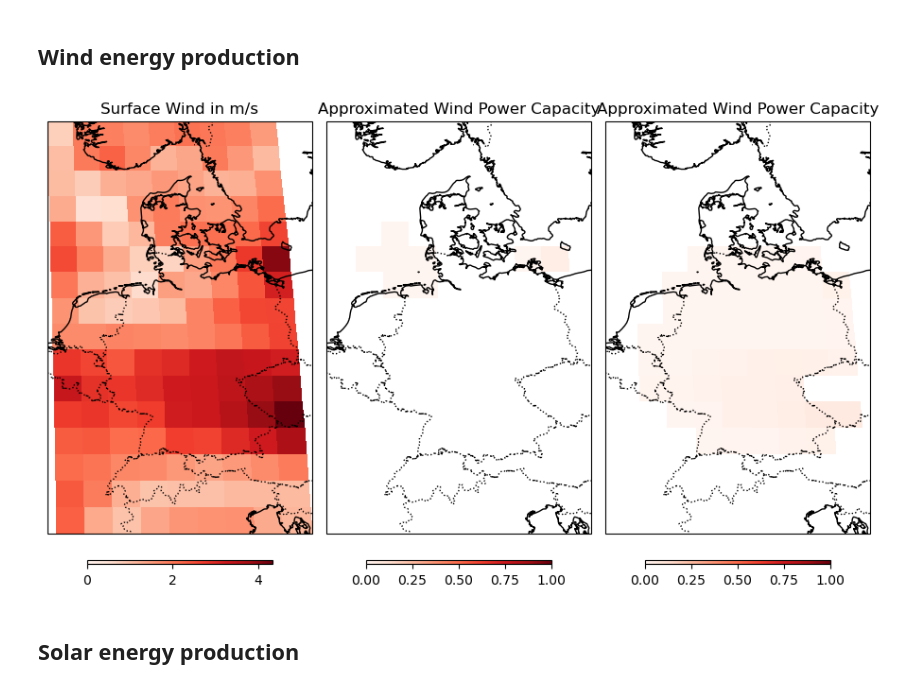
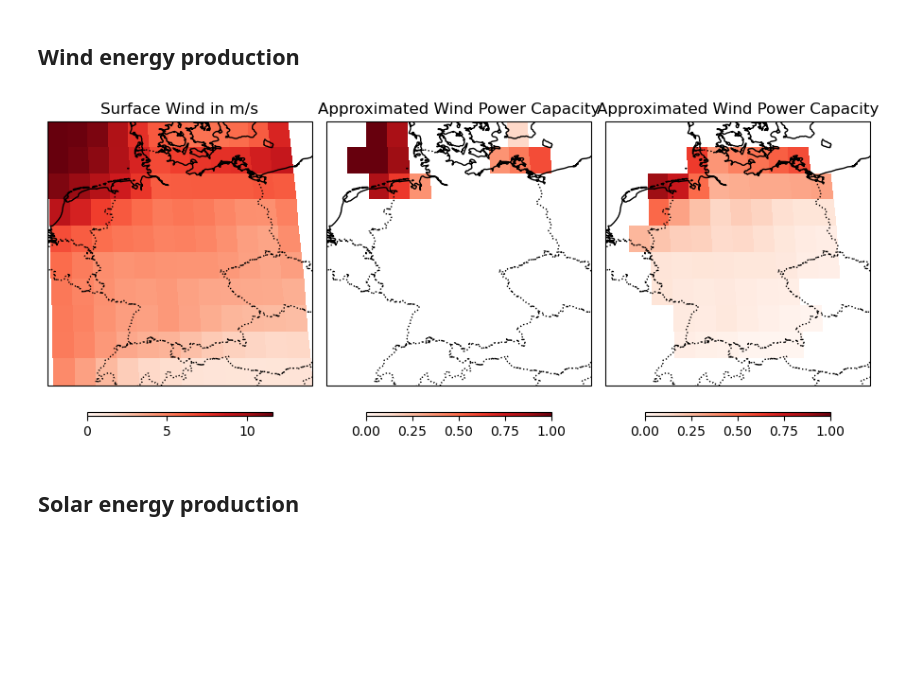
Before and after one commit to O-Nennecke/RL_2026_paper, a Jupyter notebook: SEM.ipynb, the cells around one changed output. Saved outputs shown, nothing was run; the diff lists cells and outputs as text; code cells hidden in the pictures; blank space fills up the shorter version.

Commit message:
Restructuring, new grid everywhere, clean up

```diff
--- a/SEM.ipynb
+++ b/SEM.ipynb
@@ -48,7 +48,7 @@ variables = ['sfcWind', 'rsds', 'tas']
 
 # Preprocess function to apply spatial filter directly at load time
 def preprocess(ds):
-    return ds.sel(lat=slice(45, 60), lon=slice(5, 15))
+    return ds.sel(lat=slice(45, 60), lon=slice(5, 17))
 
 # List to hold individual datasets (one for each variable)
 ds_list = []
@@ -70,10 +70,14 @@ for variable in variables:
     ds_list.append(nc)
 
 # Combine all into a single dataset
-combined_ds = xr.merge(ds_list)
+clim_ds = xr.merge(ds_list)
 
 if ds_list[2]['tas'].units == 'K':
-    combined_ds['tas'] = combined_ds['tas'] - 273.15
+    clim_ds['tas'] = clim_ds['tas'] - 273.15
+# %%
+# Regrid the combined dataset
+combined_ds = grid_func.regrid(clim_ds)
+# combined_ds
 # %% [markdown]
 ## Wind energy production
 # %%
@@ -91,7 +98,7 @@ hub_height_on = grid_onsh_hub_height['wind_on_hub_height']
 hub_height_off = grid_offsh_hub_height['wind_off_hub_height']
 # %%
-wepot_off = wind_model_func.compute_wind_energy_potential(combined_ds['sfcWind'], grid_offsh_hub_height, alpha_off, ref_height)
-wepot_on = wind_model_func.compute_wind_energy_potential(combined_ds['sfcWind'], grid_onsh_hub_height, alpha_on, ref_height)
+wepot_off = wind_model_func.compute_wind_energy_potential(combined_ds['sfcWind'], grid_offsh_hub_height, config.a_offshore, config.height_ref)
+wepot_on = wind_model_func.compute_wind_energy_potential(combined_ds['sfcWind'], grid_onsh_hub_height, config.a_onshore, config.height_ref)
 # %%
 combined_ds['wind_off_pot'] = wepot_off['wind_off_pot']
 combined_ds['wind_on_pot'] = wepot_on['wind_on_pot']
@@ -105,39 +112,39 @@ vmin = 0
 vmax = 1
 
 # Plot the data
-timestep = 200 # 24507
+timestep = 24507
 
 fig, (ax1, ax2, ax3) = plt.subplots(nrows=1, ncols=3, figsize=(9, 6), subplot_kw={'projection': ccrs.Robinson()})
 
 # First subplot
 ax1.coastlines()
 ax1.add_feature(cfeature.BORDERS, linestyle=':', edgecolor='black')
 xxx1 = combined_ds['sfcWind'].isel(time=timestep)
 im1 = ax1.pcolormesh(lon_edges, lat_edges, xxx1, transform=ccrs.PlateCarree(), cmap='Reds', vmin=vmin)
 cbar1 = fig.colorbar(im1, ax=ax1, orientation='horizontal', pad=0.05, shrink=0.7, aspect=50)
 ax1.set_title('Surface Wind in m/s')
 
 # Second subplot
 ax2.coastlines()
 ax2.add_feature(cfeature.BORDERS, linestyle=':', edgecolor='black')
 xxx2 = wepot_off['wind_off_pot'].isel(time=timestep)
 im2 = ax2.pcolormesh(lon_edges, lat_edges, xxx2, transform=ccrs.PlateCarree(), cmap='Reds', vmin=vmin, vmax=vmax)
 cbar2 = fig.colorbar(im2, ax=ax2, orientation='horizontal', pad=0.05, shrink=0.7, aspect=50)
 ax2.set_title('Approximated Wind Power Capacity')
 
 # Third subplot
 ax3.coastlines()
 ax3.add_feature(cfeature.BORDERS, linestyle=':', edgecolor='black')
 xxx3 = wepot_on['wind_on_pot'].isel(time=timestep)
 im3 = ax3.pcolormesh(lon_edges, lat_edges, xxx3, transform=ccrs.PlateCarree(), cmap='Reds', vmin=vmin, vmax=vmax)
 cbar3 = fig.colorbar(im3, ax=ax3, orientation='horizontal', pad=0.05, shrink=0.7, aspect=50)
 ax3.set_title('Approximated Wind Power Capacity')
 
 
 plt.tight_layout()
 plt.show()
 # %% [output]
-[figure, old version]
+[figure, new version]
 # %%
 weprod_off = wind_model_func.compute_wind_energy_production(wepot_off, grid_offshore)
 weprod_on = wind_model_func.compute_wind_energy_production(wepot_on, grid_onshore)
```
Also changed, not shown: parts of 12 cells of this notebook, 21 other files.
